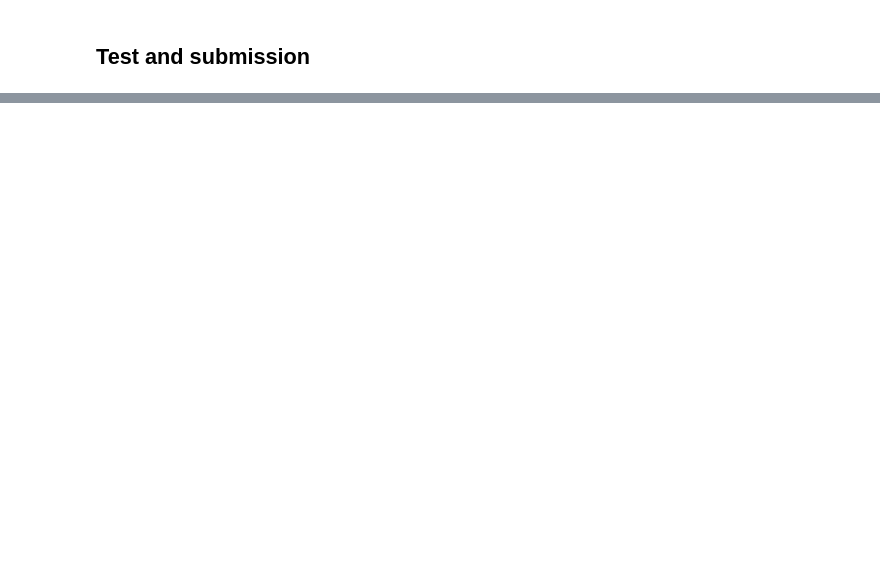
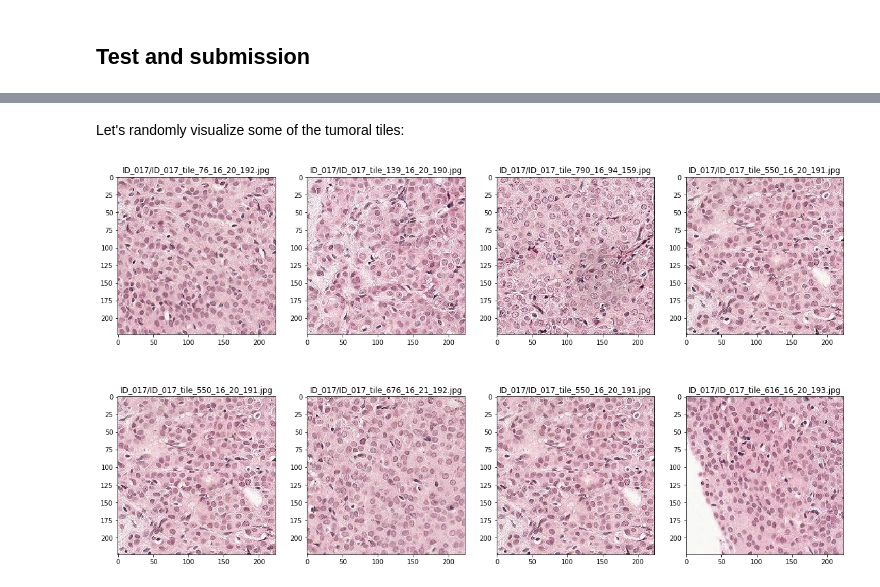
Before and after one commit to jguillon/owkin-challenge-data, a Jupyter notebook: notebooks/transfer_learning.ipynb, the cells around one changed output, grey strips where cells are left out. Saved outputs shown, nothing was run; the diff lists cells and outputs as text; code cells hidden in the pictures; blank space fills up the shorter version.

```diff
--- a/notebooks/transfer_learning.ipynb
+++ b/notebooks/transfer_learning.ipynb
@@ -239,2 +303,0 @@ Found 51772 images belonging to 2 classes.
-# %%
-y_test = model.predict_generator(test_generator, steps=10, verbose=1)
@@ -262,0 +376,16 @@ array([[9.93449628e-01, 6.55034836e-03],
+# %% [markdown]
+Let's randomly visualize some of the tumoral tiles:
+# %%
+import matplotlib.image as mpimg
+
+tumoral_ids = np.where(np.argmax(y_test, axis=1))[0]
+rand_tumoral_ids = np.random.choice(tumoral_ids, size=8)
+
+plt.figure(figsize=(20,30))
+for i, im_path in enumerate(test_filenames_df['Filename'].iloc[rand_tumoral_ids]):
+    im = mpimg.imread(DATA_DIR + '/test_input/images/' + im_path)
+    plt.subplot(5,4,i+1)
+    plt.title(im_path)
+    plt.imshow(im)
+# %% [output]
+[figure, added]
```
Also changed, not shown: parts of 32 cells of this notebook, 2 other files.
